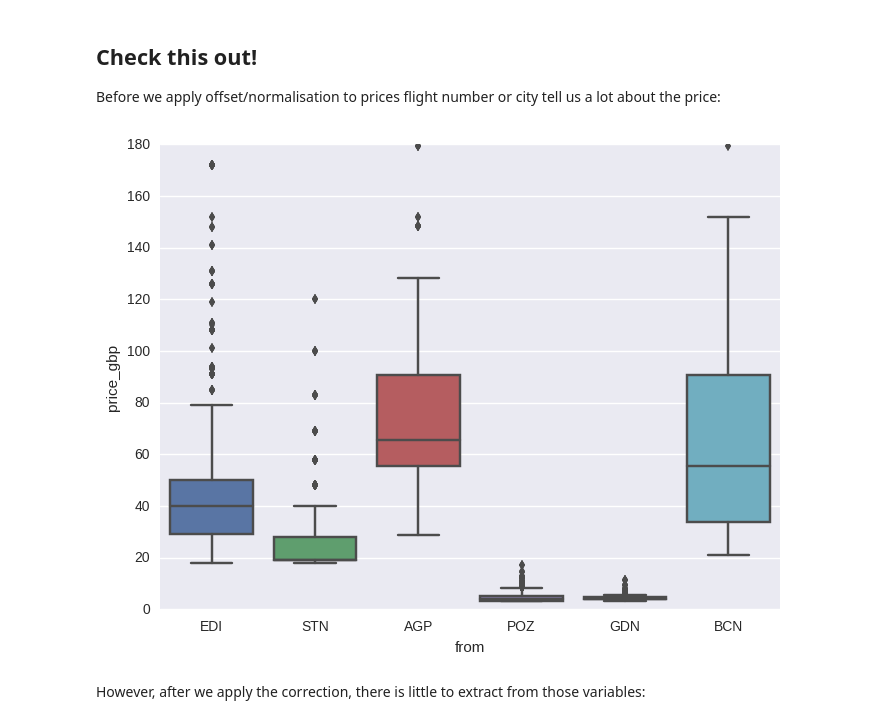
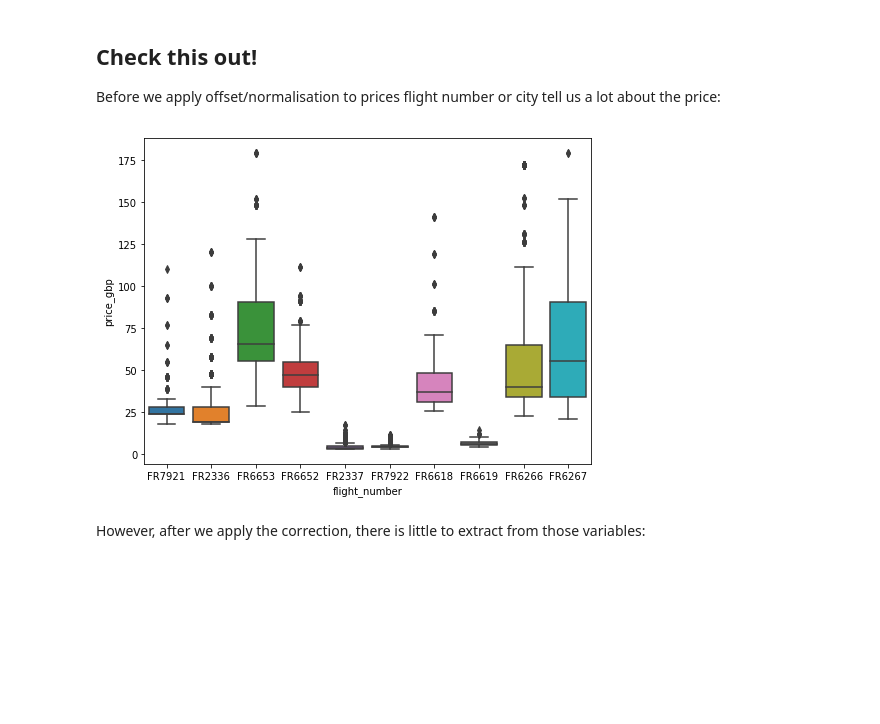
Before and after one commit to iramusa/price-pred, a Jupyter notebook: notebooks/visualise.ipynb, the cells around one changed output. Cells and saved outputs as stored; diff of their text form; code cells hidden in the pictures; blank space fills up the shorter version.

Commit message:
Added more analysis, e.g. price change likelihood, and conclusions

```diff
--- a/notebooks/visualise.ipynb
+++ b/notebooks/visualise.ipynb
@@ -36,3 +36,7 @@ data['departure_time'] = pd.to_datetime(data['departure_time'])
 # %%
 # EXPAND
 data['days_to_flight'] = data.apply(lambda x: (x['departure_time'] - x['check_date']).days, axis=1)
+# %%
+# ADD ID COLUMN
+data['flight_id'] = data.apply(lambda x: ('{}-{}'.format(x['flight_number'], str(x['departure_time']))), axis=1)
+data.head()
@@ -90 +101,17 @@ departs = data['departure_time'].unique()
 i = 0
+# %%
+price_col = 'price_gbp'
+data2 = None
+by_id = data.sort_values('days_to_flight', ascending=False)\
+    .groupby('flight_id')
+
+for flight_id, flights in by_id:
+    previous_prices = np.roll(flights[price_col].values, 1)
+    flight_data = flights[price_col] - previous_prices
+    flight_data.values[0] = 1
+    new_data = data[data['flight_id'] == flight_id].assign(price_change=flight_data)
+    if data2 is None:
+        data2 = new_data
+    else:
+        data2 = pd.concat([data2, new_data])
+data = data2
@@ -107,11 +186,11 @@ plot_days_to_flight_scatter(data[data['flight_number'] == 'FR6619'])
 ## Check this out!
 Before we apply offset/normalisation to prices flight number or city tell us a lot about the price:
 # %%
-var_ctrl = 'from'
+var_ctrl = 'flight_number'
 var_dep = 'price_gbp'
 f, ax = plt.subplots(figsize=(8, 6))
 fig = sns.boxplot(x=var_ctrl, y=var_dep, data=data)
 # %% [output]
-[figure, old version]
+[figure, new version]
 # %% [markdown]
 However, after we apply the correction, there is little to extract from those variables:
```
Also changed, not shown: parts of 17 cells of this notebook, 2 other files.
